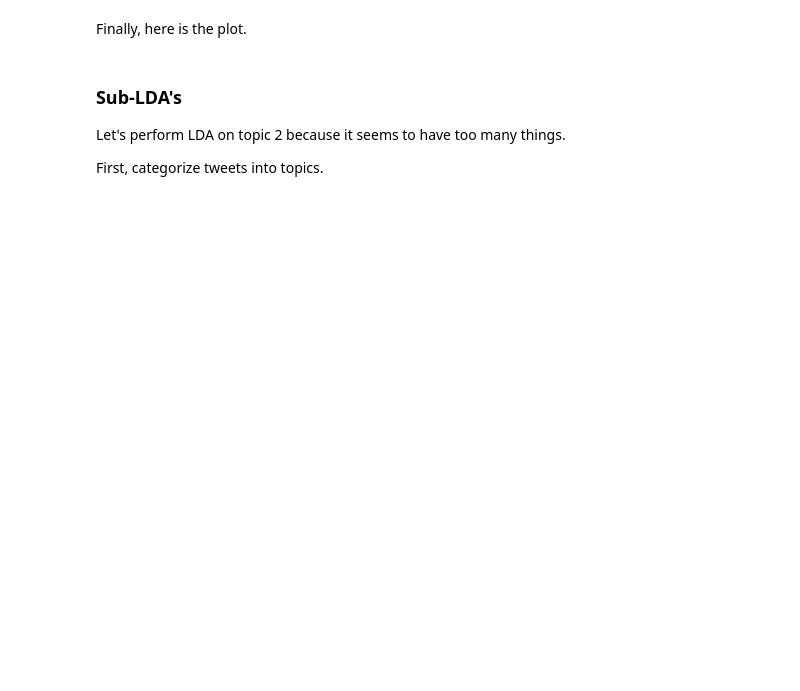
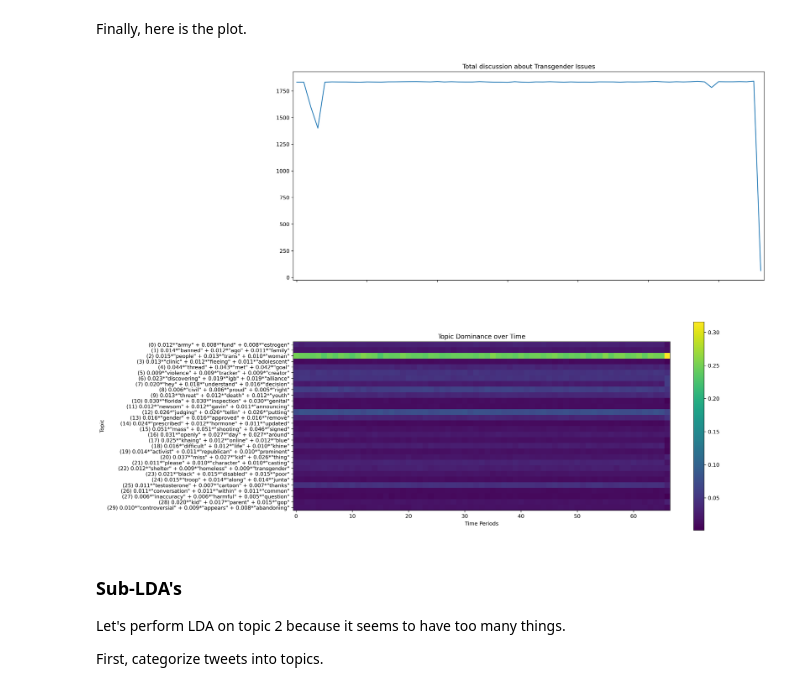
Before and after one commit to astralbijection/trans-data-analysis, a Jupyter notebook: notebooks/trans_eda.ipynb, the cells around one changed output. Drawn from its saved outputs; the diff is of its cells as text; code cells hidden in the pictures; blank space fills up the shorter version.

```diff
--- a/notebooks/trans_eda.ipynb
+++ b/notebooks/trans_eda.ipynb
@@ -121,10 +137,7 @@ bow_corpus = [dictionary.doc2bow(doc) for doc in documents]
 if os.path.exists(TFIDF_MODEL_PATH):
     tfidf = gensim.models.TfidfModel.load(TFIDF_MODEL_PATH)
 else:
-    tfidf = gensim.models.TfidfModel(
-        bow_corpus,
-
-    )
+    tfidf = gensim.models.TfidfModel(bow_corpus)
     tfidf.save(TFIDF_MODEL_PATH)
 corpus_tfidf = tfidf[bow_corpus]
 # %% [markdown]
@@ -147,8 +160,9 @@ def train_lda(store_path, sample, n_topics):
             sample,
             num_topics=n_topics,
             id2word=dictionary,
-            passes=50,
-            workers=8
+            alpha='asymmetric',
+            passes=40,
+            workers=16
         )
         lda_model_tfidf.save(store_path)
     return lda_model_tfidf
@@ -169,8 +201,8 @@ def sum_of_scores(tweets):
     topic_scores = [0 for _ in range(TOPICS)]
 
     for tweet_topics in lda_model_tfidf[bows]:
-        for idx, score in tweet_topics:
-            topic_scores[idx] += score
+        for topic_i, score in tweet_topics:
+            topic_scores[topic_i] += score
     return topic_scores
 
 
@@ -219,9 +387,13 @@ tweet_time_df
 # %% [markdown]
 Next, we'll group by date periods, aggregating everything into a sum of topic scores.
 # %%
-def agg_topics(group):
-    return sum_of_scores(group.sample(2000))
+def agg_topics(group, max_sample=2000):
+    if len(group) == 0:
+        return [0] * TOPICS
+    if len(group) > max_sample:
+        group = group.sample(max_sample)
+    return sum_of_scores(group)
 
 
-chunked_scores = tweet_time_df['i'].resample('6H').agg(agg_topics)
+chunked_scores = tweet_time_df['i'].resample('1D').agg(agg_topics)
 chunked_scores
@@ -230,32 +415,34 @@ Finally, here is the plot.
 # %%
 import numpy as np
 
 # becomes indexed in (time, topic score)
 def plot_prominence_heatmap(ax, indices, resample_period, lda_model=lda_model_tfidf):
     chunked_scores = indices.resample(resample_period).agg(agg_topics)
     topics_over_time = np.array(list(chunked_scores)).T
     _, topics_n = topics_over_time.shape
 
-    time_normalized_topic_prominence = topics_over_time / topics_over_time.sum(axis=1, keepdims=True)  # normalize by time
+    time_normalized_topic_prominence = topics_over_time / topics_over_time.sum(axis=0, keepdims=True)  # normalize by time
 
     yticks = [f'({i}) {words}' for i, words in lda_model.print_topics(-1, num_words=3)]
 
     ax.set_title('Topic Dominance over Time')
     ax.set_xlabel('Time Periods')
     ax.set_ylabel('Topic')
     ax.set_yticks(list(range(len(yticks))))  # show every topic
     ax.set_yticklabels(yticks)
     return ax.imshow(time_normalized_topic_prominence), topics_over_time
 
 fig, (ax_total, ax_heatmap) = plt.subplots(2, 1, figsize=(16, 16), dpi=300, sharex=True)
 
-mappable, topics_over_time = plot_prominence_heatmap(ax_heatmap, tweet_time_df['i'], '6H')
+mappable, topics_over_time = plot_prominence_heatmap(ax_heatmap, tweet_time_df['i'], '3H')
 plt.colorbar(mappable)
 
 ax_total.set_title('Total discussion about Transgender Issues')
 ax_total.plot(topics_over_time.sum(axis=0))
 
 plt.show()
+# %% [output]
+[figure, added]
 # %% [markdown]
 ### Sub-LDA's
 
```
Also changed, not shown: parts of 19 cells of this notebook, 1 other file.
